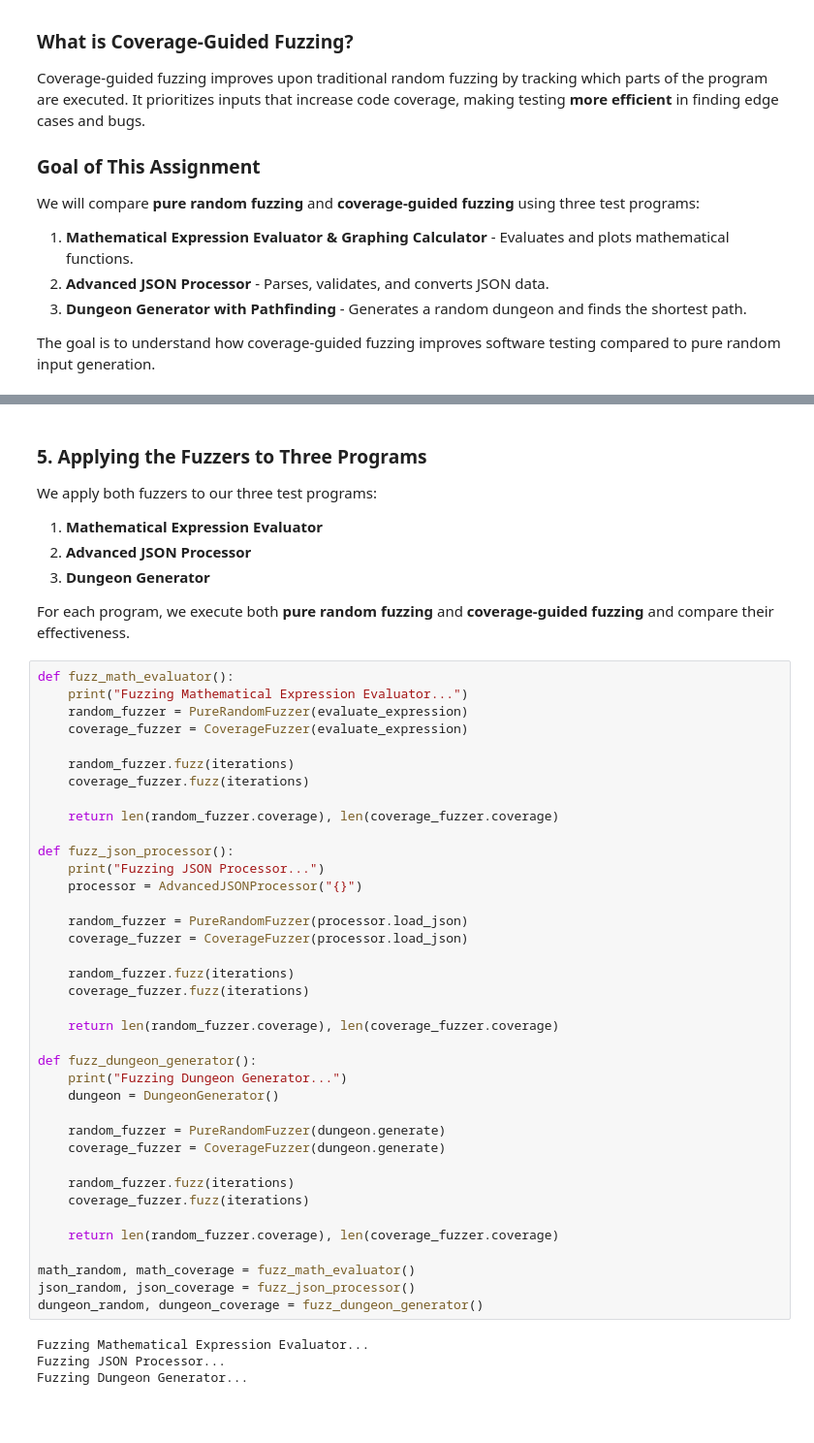
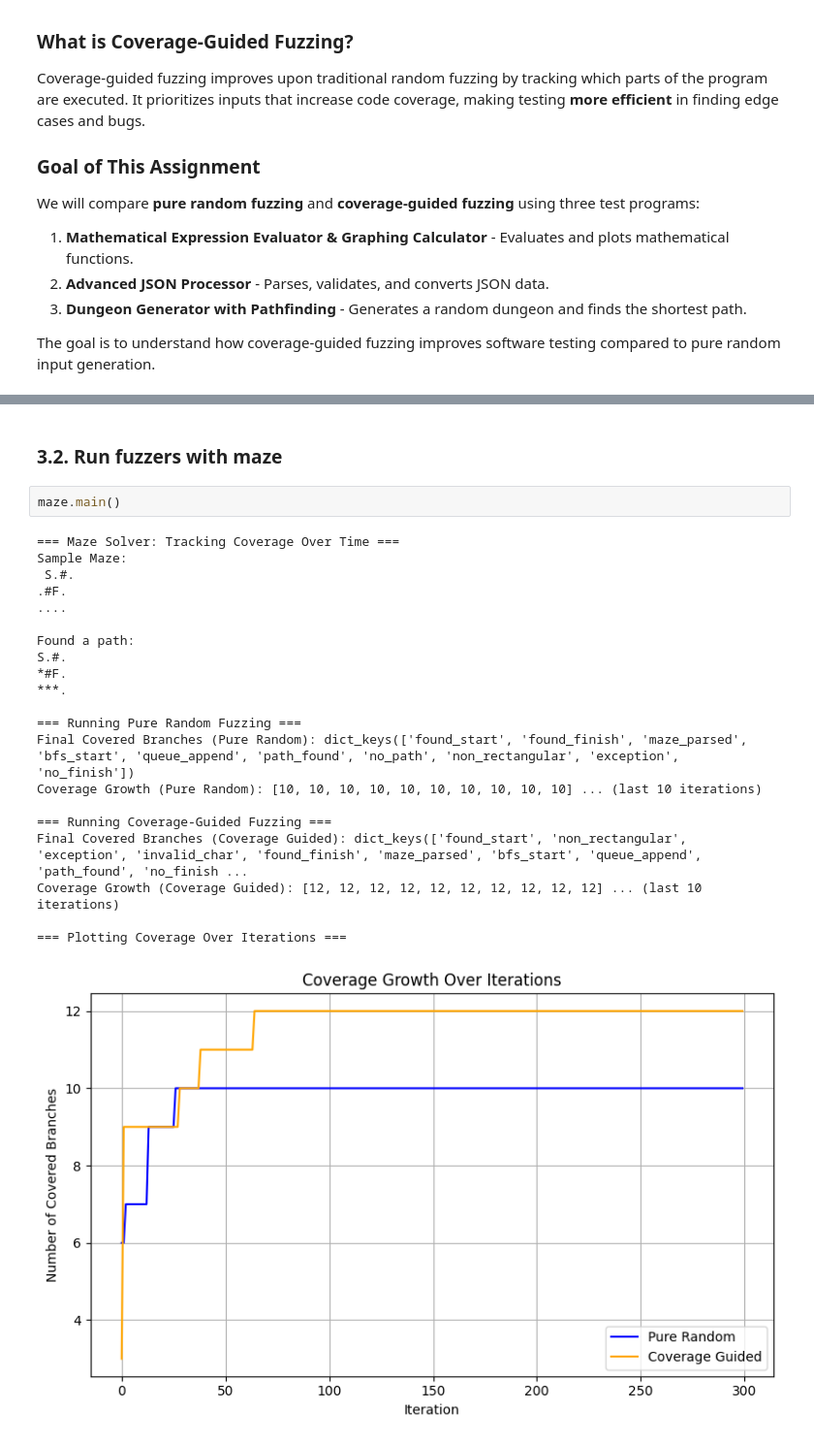
Before and after one commit to pockyitachi/SOEN7481_Fuzzing_Assignment, a Jupyter notebook: programs/fuzzing_assignment.ipynb, the cells around one changed output, grey strips where cells are left out. Shown at 97% size. Saved outputs shown, nothing was run; the diff lists cells and outputs as text; blank space fills up the shorter version.

```diff
--- a/programs/fuzzing_assignment.ipynb
+++ b/programs/fuzzing_assignment.ipynb
@@ -56,51 +59,27 @@ The comparison will help us analyze which fuzzer is more efficient at detecting
 # %% [markdown]
-### 5. Applying the Fuzzers to Three Programs
-We apply both fuzzers to our three test programs:
-1. **Mathematical Expression Evaluator**
-2. **Advanced JSON Processor**
-3. **Dungeon Generator**
-
-For each program, we execute both **pure random fuzzing** and **coverage-guided fuzzing** and compare their effectiveness.
+### 3.2. Run fuzzers with maze
 # %%
-def fuzz_math_evaluator():
-    print("Fuzzing Mathematical Expression Evaluator...")
-    random_fuzzer = PureRandomFuzzer(evaluate_expression)
-    coverage_fuzzer = CoverageFuzzer(evaluate_expression)
-
-    random_fuzzer.fuzz(iterations)
-    coverage_fuzzer.fuzz(iterations)
-
-    return len(random_fuzzer.coverage), len(coverage_fuzzer.coverage)
-
-def fuzz_json_processor():
-    print("Fuzzing JSON Processor...")
-    processor = AdvancedJSONProcessor("{}")
-
-    random_fuzzer = PureRandomFuzzer(processor.load_json)
-    coverage_fuzzer = CoverageFuzzer(processor.load_json)
-
-    random_fuzzer.fuzz(iterations)
-    coverage_fuzzer.fuzz(iterations)
-
-    return len(random_fuzzer.coverage), len(coverage_fuzzer.coverage)
-
-def fuzz_dungeon_generator():
-    print("Fuzzing Dungeon Generator...")
-    dungeon = DungeonGenerator()
-
-    random_fuzzer = PureRandomFuzzer(dungeon.generate)
-    coverage_fuzzer = CoverageFuzzer(dungeon.generate)
-
-    random_fuzzer.fuzz(iterations)
-    coverage_fuzzer.fuzz(iterations)
-
-    return len(random_fuzzer.coverage), len(coverage_fuzzer.coverage)
-
-math_random, math_coverage = fuzz_math_evaluator()
-json_random, json_coverage = fuzz_json_processor()
-dungeon_random, dungeon_coverage = fuzz_dungeon_generator()
+maze.main()
 # %% [output]
-Fuzzing Mathematical Expression Evaluator...
-Fuzzing JSON Processor...
-Fuzzing Dungeon Generator...
+=== Maze Solver: Tracking Coverage Over Time ===
+Sample Maze:
+ S.#.
+.#F.
+....
+
+Found a path:
+S.#.
+*#F.
+***.
+
+=== Running Pure Random Fuzzing ===
+Final Covered Branches (Pure Random): dict_keys(['found_start', 'found_finish', 'maze_parsed', 'bfs_start', 'queue_append', 'path_found', 'no_path', 'non_rectangular', 'exception', 'no_finish'])
+Coverage Growth (Pure Random): [10, 10, 10, 10, 10, 10, 10, 10, 10, 10] ... (last 10 iterations)
+
+=== Running Coverage-Guided Fuzzing ===
+Final Covered Branches (Coverage Guided): dict_keys(['found_start', 'non_rectangular', 'exception', 'invalid_char', 'found_finish', 'maze_parsed', 'bfs_start', 'queue_append', 'path_found', 'no_finish ...
+Coverage Growth (Coverage Guided): [12, 12, 12, 12, 12, 12, 12, 12, 12, 12] ... (last 10 iterations)
+
+=== Plotting Coverage Over Iterations ===
+[figure, added]
 # %% [markdown]
```
Also changed, not shown: parts of 12 cells of this notebook, 11 other files.
